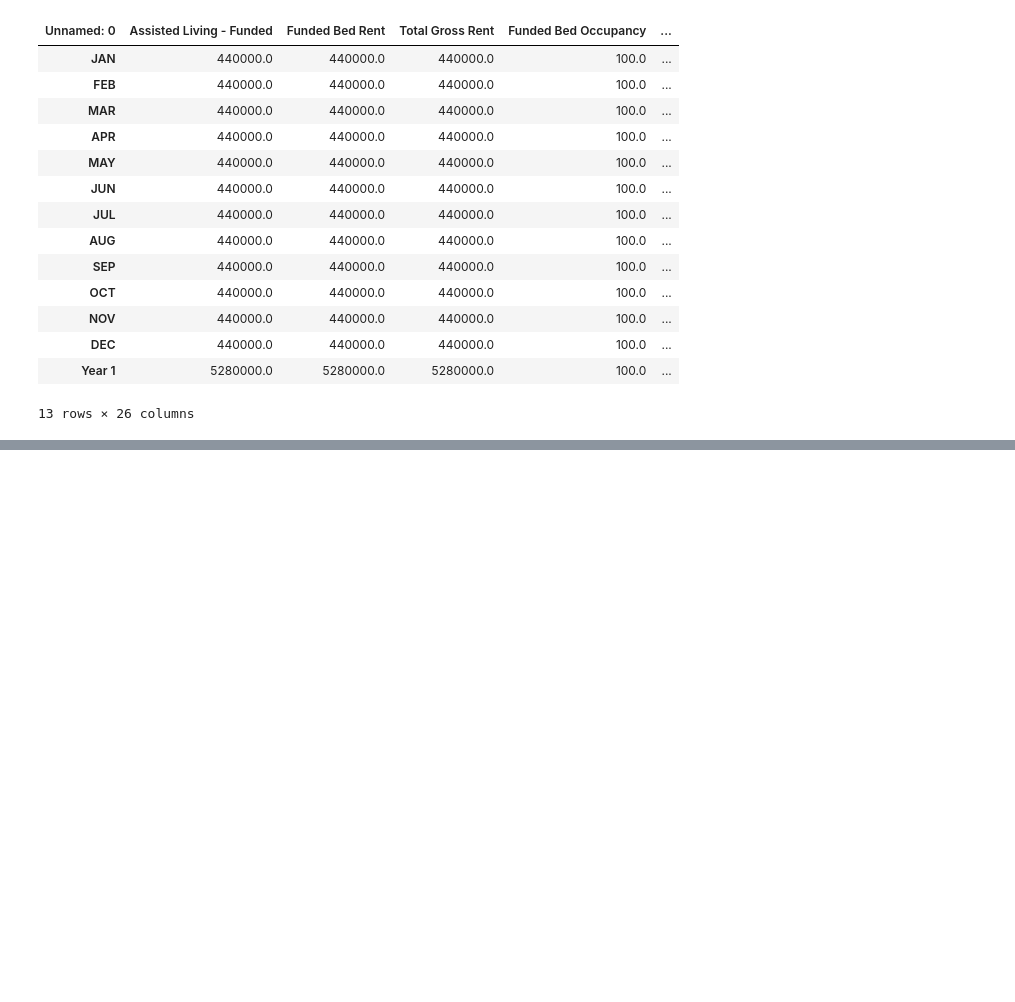
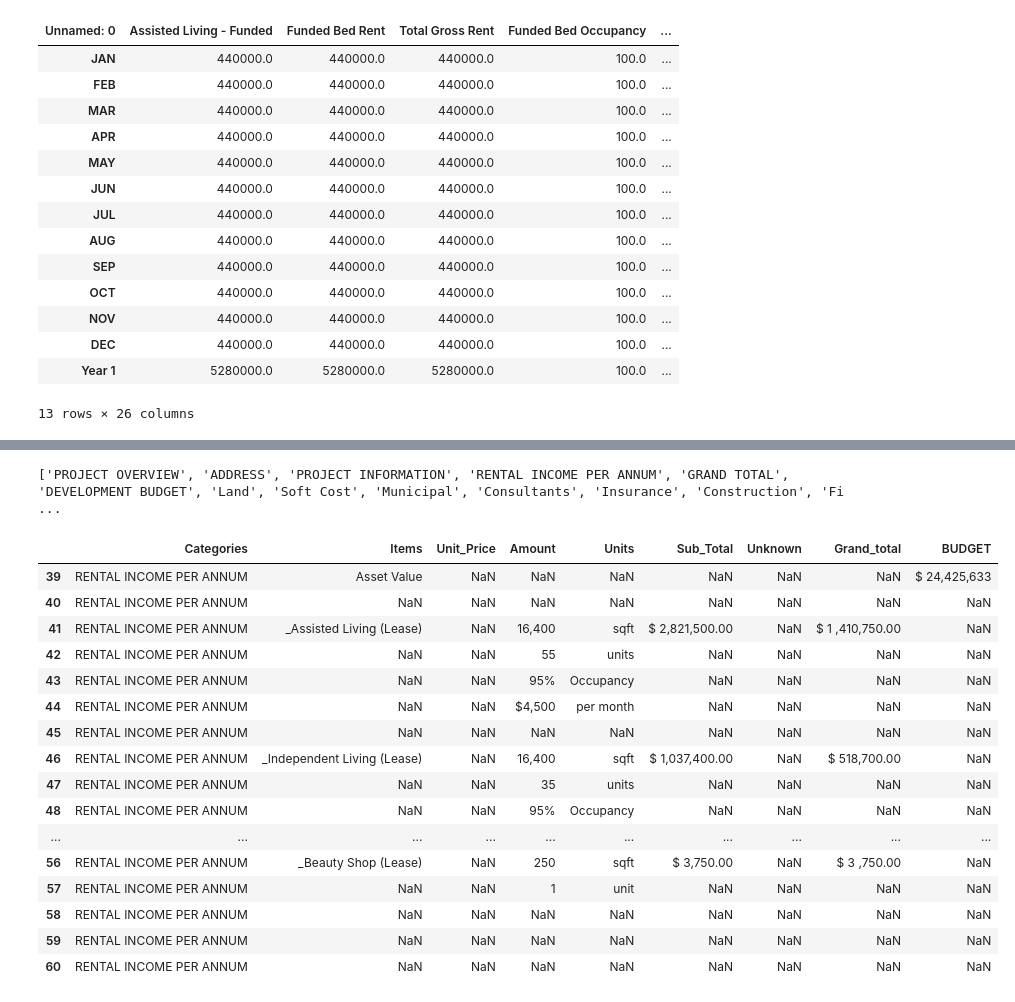
Before and after one commit to Boson-data-solution/ATL-Financial-Viz, a Jupyter notebook: eda/EDA.ipynb, the cells around one changed output, grey strips where cells are left out. Cells and saved outputs as stored; diff of their text form; code cells hidden in the pictures; blank space fills up the shorter version.

```diff
--- a/eda/EDA.ipynb
+++ b/eda/EDA.ipynb
@@ -59,0 +90,4 @@ df
+# %%
+print(df_Olive['Categories'].unique().tolist())
+# %% [output]
+['PROJECT OVERVIEW', 'ADDRESS', 'PROJECT INFORMATION', 'RENTAL INCOME PER ANNUM', 'GRAND TOTAL', 'DEVELOPMENT BUDGET', 'Land', 'Soft Cost', 'Municipal', 'Consultants', 'Insurance', 'Construction', 'Fi ...
@@ -59,0 +98,20 @@ df
+# %%
+df_RENTALINCOMEPERANNUM
+# %% [output]
+|  | Categories | Items | Unit_Price | Amount | Units | Sub_Total | Unknown | Grand_total | BUDGET |
+| 39 | RENTAL INCOME PER ANNUM | Asset Value | NaN | NaN | NaN | NaN | NaN | NaN | $ 24,425,633 |
+| 40 | RENTAL INCOME PER ANNUM | NaN | NaN | NaN | NaN | NaN | NaN | NaN | NaN |
+| 41 | RENTAL INCOME PER ANNUM | _Assisted Living (Lease) | NaN | 16,400 | sqft | $ 2,821,500.00 | NaN | $ 1 ,410,750.00 | NaN |
+| 42 | RENTAL INCOME PER ANNUM | NaN | NaN | 55 | units | NaN | NaN | NaN | NaN |
+| 43 | RENTAL INCOME PER ANNUM | NaN | NaN | 95% | Occupancy | NaN | NaN | NaN | NaN |
+| 44 | RENTAL INCOME PER ANNUM | NaN | NaN | $4,500 | per month | NaN | NaN | NaN | NaN |
+| 45 | RENTAL INCOME PER ANNUM | NaN | NaN | NaN | NaN | NaN | NaN | NaN | NaN |
+| 46 | RENTAL INCOME PER ANNUM | _Independent Living (Lease) | NaN | 16,400 | sqft | $ 1,037,400.00 | NaN | $ 518,700.00 | NaN |
+| 47 | RENTAL INCOME PER ANNUM | NaN | NaN | 35 | units | NaN | NaN | NaN | NaN |
+| 48 | RENTAL INCOME PER ANNUM | NaN | NaN | 95% | Occupancy | NaN | NaN | NaN | NaN |
+| ... | ... | ... | ... | ... | ... | ... | ... | ... | ... |
+| 56 | RENTAL INCOME PER ANNUM | _Beauty Shop (Lease) | NaN | 250 | sqft | $ 3,750.00 | NaN | $ 3 ,750.00 | NaN |
+| 57 | RENTAL INCOME PER ANNUM | NaN | NaN | 1 | unit | NaN | NaN | NaN | NaN |
+| 58 | RENTAL INCOME PER ANNUM | NaN | NaN | NaN | NaN | NaN | NaN | NaN | NaN |
+| 59 | RENTAL INCOME PER ANNUM | NaN | NaN | NaN | NaN | NaN | NaN | NaN | NaN |
+| 60 | RENTAL INCOME PER ANNUM | NaN | NaN | NaN | NaN | NaN | NaN | NaN | NaN |
```
Also changed, not shown: parts of 5 cells of this notebook, 5 other files.
